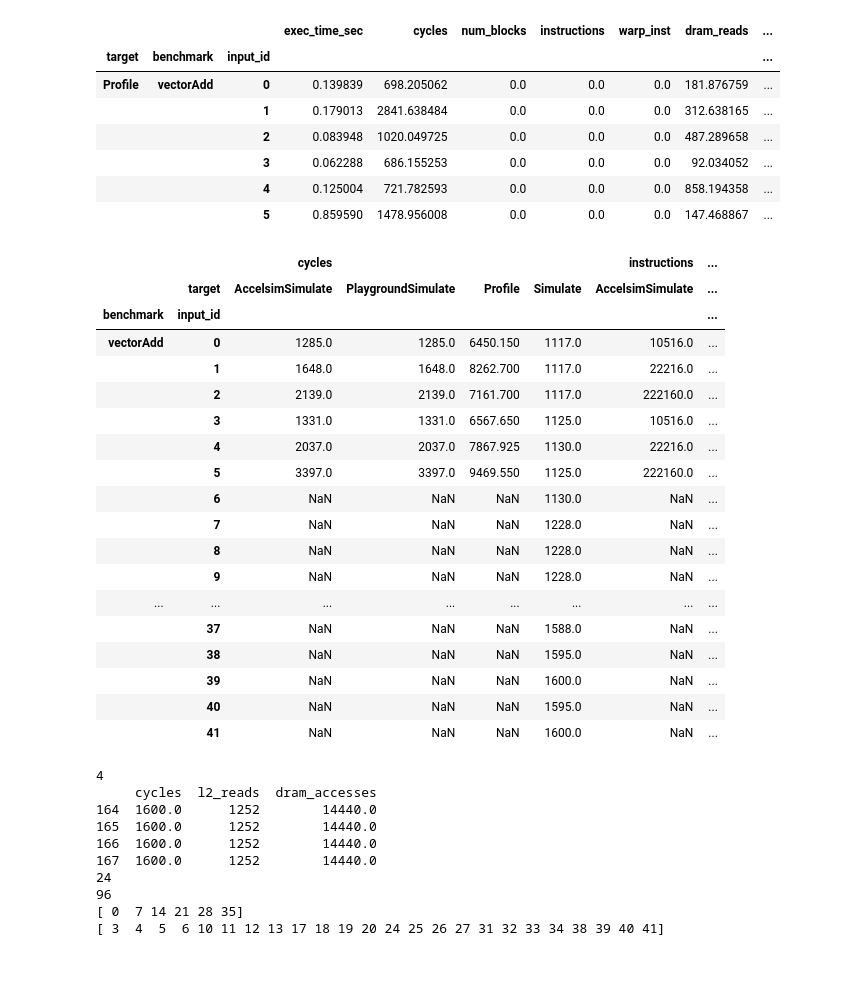
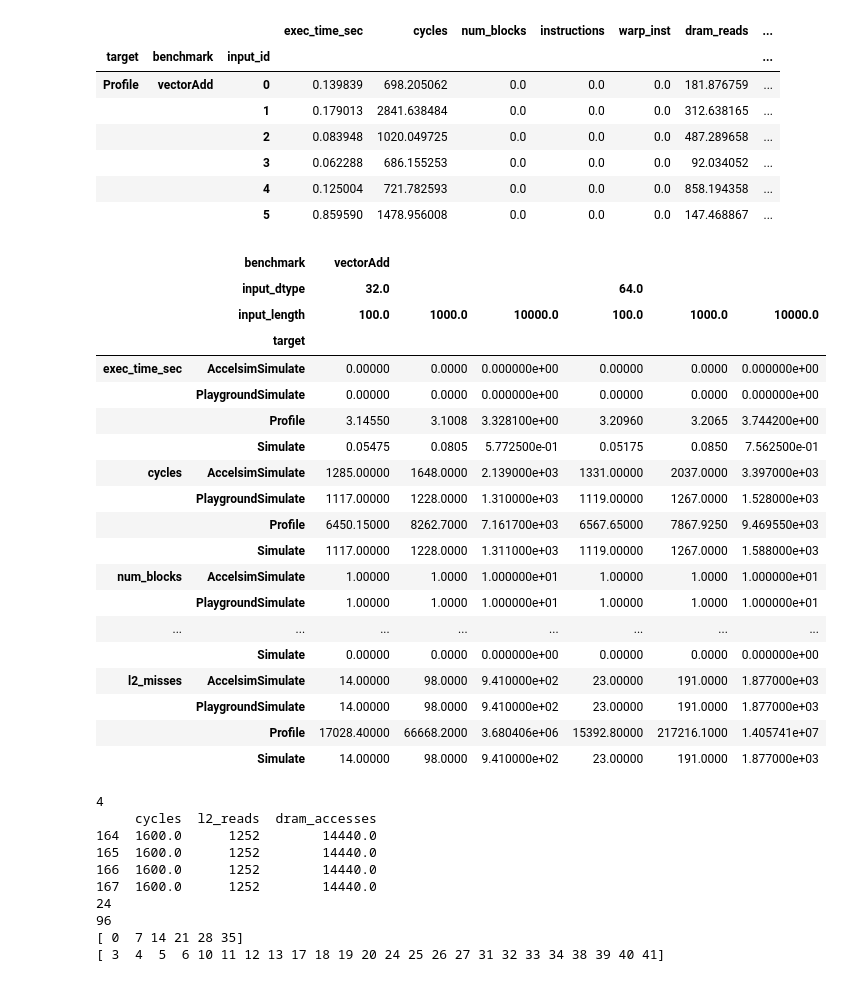
Before and after one commit to romnn/microgpusim, a Jupyter notebook: notebooks/plots.ipynb, the cells around one changed output. Saved outputs shown, nothing was run; the diff lists cells and outputs as text; code cells hidden in the pictures.

Commit message:
stats

```diff
--- a/notebooks/plots.ipynb
+++ b/notebooks/plots.ipynb
@@ -1,3 +1,7 @@
 # %%
 import pandas as pd
 import numpy as np
+# %%
+pd.set_option('display.max_rows', 500)
+pd.set_option('display.max_columns', 500)
+np.seterr(all='raise')
@@ -81,44 +80,57 @@ grouped[stat_cols].std()
 # %%
 # error table for metrics
 benchmarks = ["vectorAdd"]
+# benchmarks = ["matrixmul"]
 # targets = ["Simulate"]
 selected_df = sim_df.copy()
 if len(benchmarks) > 0:
     selected_df = selected_df[selected_df["benchmark"].isin(benchmarks)]
 # only compare serial gpucachesim
 # selected_df = selected_df[selected_df["input_mode"] != "nondeterministic"]
+selected_df = selected_df[(selected_df["input_mode"] == "serial") ^ (selected_df["input_mode"].isnull())]
 # selected_df = selected_df[selected_df["target"].isin(targets)]]
 # print(selected_df[selected_df["target"] == "Simulate"])
 # print(selected_df["target"].unique().tolist())
 
 # assert((selected_df["is_release_build"] == True).all())
 
 # target	benchmark
 # [["benchmark", "target", "cycles", "kernel_name"]]
-test = selected_df.groupby(index_cols)[["cycles", "instructions"]].mean().reset_index()
+# input_cols = [c for c in selected_df.columns if c.startswith('input_') and c != "input_id" and c != "input_mode"]
+# print(input_cols)
+input_cols = ["input_dtype", "input_length"]
+# + input_cols input_cols
+# values = ["cycles", "instructions", "l2_accesses", "l2_hits", "l2_misses", "dram_accesses", "dram_reads", "dram writes"]
+#
+test = selected_df.groupby(index_cols, dropna=False)[stat_cols + input_cols].mean().reset_index()
+# test = test.drop(columns="input_id")
 # print(test)
 
-test.pivot(index=["benchmark", "input_id"], columns='target', values=['cycles', "instructions"])
+test = test.pivot(index=["benchmark"] + input_cols, columns='target', values=stat_cols)
+# test = test.pivot(index=["benchmark"], columns='target', values=['cycles', "instructions"])
+# test = test.pivot_table(index = ["benchmark"] + [ 'input_dtype', 'input_length' ], columns = "target", values = ['cycles', "instructions"]) # , aggfunc = len)
+test.T.head(n=100)
 # %% [output]
-|  |  | cycles |  |  |  | instructions | ... |
-|  | target | AccelsimSimulate | PlaygroundSimulate | Profile | Simulate | AccelsimSimulate | ... |
-| benchmark | input_id |  |  |  |  |  | ... |
-| vectorAdd | 0 | 1285.0 | 1285.0 | 6450.150 | 1117.0 | 10516.0 | ... |
-|  | 1 | 1648.0 | 1648.0 | 8262.700 | 1117.0 | 22216.0 | ... |
-|  | 2 | 2139.0 | 2139.0 | 7161.700 | 1117.0 | 222160.0 | ... |
-|  | 3 | 1331.0 | 1331.0 | 6567.650 | 1125.0 | 10516.0 | ... |
-|  | 4 | 2037.0 | 2037.0 | 7867.925 | 1130.0 | 22216.0 | ... |
-|  | 5 | 3397.0 | 3397.0 | 9469.550 | 1125.0 | 222160.0 | ... |
-|  | 6 | NaN | NaN | NaN | 1130.0 | NaN | ... |
-|  | 7 | NaN | NaN | NaN | 1228.0 | NaN | ... |
-|  | 8 | NaN | NaN | NaN | 1228.0 | NaN | ... |
-|  | 9 | NaN | NaN | NaN | 1228.0 | NaN | ... |
+|  | benchmark | vectorAdd |  |  |  |  |  |
+|  | input_dtype | 32.0 |  |  | 64.0 |  |  |
+|  | input_length | 100.0 | 1000.0 | 10000.0 | 100.0 | 1000.0 | 10000.0 |
+|  | target |  |  |  |  |  |  |
+| exec_time_sec | AccelsimSimulate | 0.00000 | 0.0000 | 0.000000e+00 | 0.00000 | 0.0000 | 0.000000e+00 |
+|  | PlaygroundSimulate | 0.00000 | 0.0000 | 0.000000e+00 | 0.00000 | 0.0000 | 0.000000e+00 |
+|  | Profile | 3.14550 | 3.1008 | 3.328100e+00 | 3.20960 | 3.2065 | 3.744200e+00 |
+|  | Simulate | 0.05475 | 0.0805 | 5.772500e-01 | 0.05175 | 0.0850 | 7.562500e-01 |
+| cycles | AccelsimSimulate | 1285.00000 | 1648.0000 | 2.139000e+03 | 1331.00000 | 2037.0000 | 3.397000e+03 |
+|  | PlaygroundSimulate | 1117.00000 | 1228.0000 | 1.310000e+03 | 1119.00000 | 1267.0000 | 1.528000e+03 |
+|  | Profile | 6450.15000 | 8262.7000 | 7.161700e+03 | 6567.65000 | 7867.9250 | 9.469550e+03 |
+|  | Simulate | 1117.00000 | 1228.0000 | 1.311000e+03 | 1119.00000 | 1267.0000 | 1.588000e+03 |
+| num_blocks | AccelsimSimulate | 1.00000 | 1.0000 | 1.000000e+01 | 1.00000 | 1.0000 | 1.000000e+01 |
+|  | PlaygroundSimulate | 1.00000 | 1.0000 | 1.000000e+01 | 1.00000 | 1.0000 | 1.000000e+01 |
 | ... | ... | ... | ... | ... | ... | ... | ... |
-|  | 37 | NaN | NaN | NaN | 1588.0 | NaN | ... |
-|  | 38 | NaN | NaN | NaN | 1595.0 | NaN | ... |
-|  | 39 | NaN | NaN | NaN | 1600.0 | NaN | ... |
-|  | 40 | NaN | NaN | NaN | 1595.0 | NaN | ... |
-|  | 41 | NaN | NaN | NaN | 1600.0 | NaN | ... |
+|  | Simulate | 0.00000 | 0.0000 | 0.000000e+00 | 0.00000 | 0.0000 | 0.000000e+00 |
+| l2_misses | AccelsimSimulate | 14.00000 | 98.0000 | 9.410000e+02 | 23.00000 | 191.0000 | 1.877000e+03 |
+|  | PlaygroundSimulate | 14.00000 | 98.0000 | 9.410000e+02 | 23.00000 | 191.0000 | 1.877000e+03 |
+|  | Profile | 17028.40000 | 66668.2000 | 3.680406e+06 | 15392.80000 | 217216.1000 | 1.405741e+07 |
+|  | Simulate | 14.00000 | 98.0000 | 9.410000e+02 | 23.00000 | 191.0000 | 1.877000e+03 |
 # %%
 # bar plots for cycles
 
```
Also changed, not shown: parts of 3 cells of this notebook, 12 other files.
